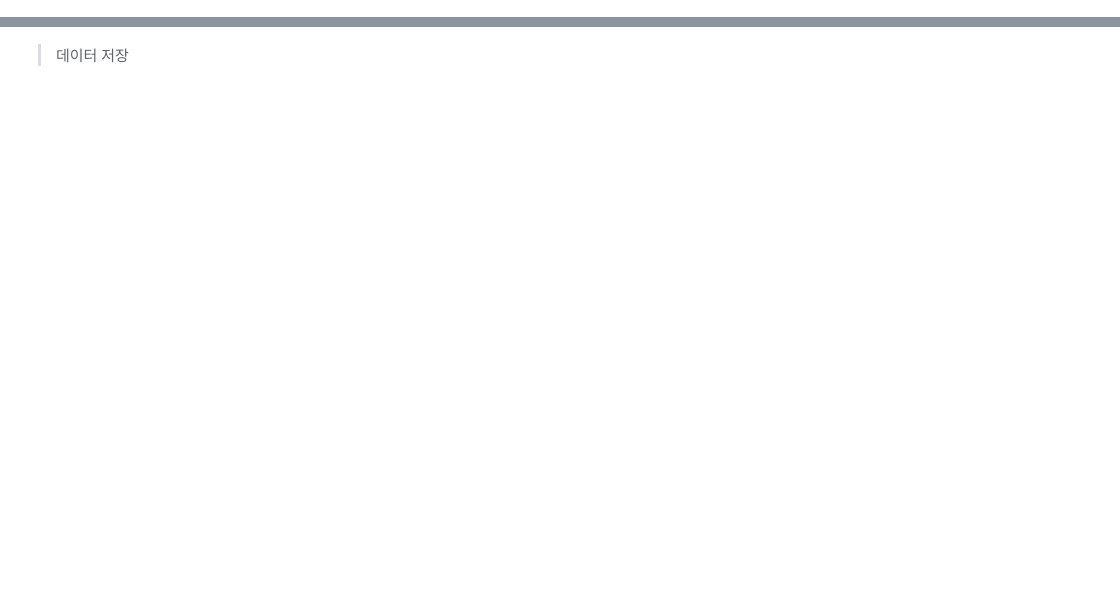
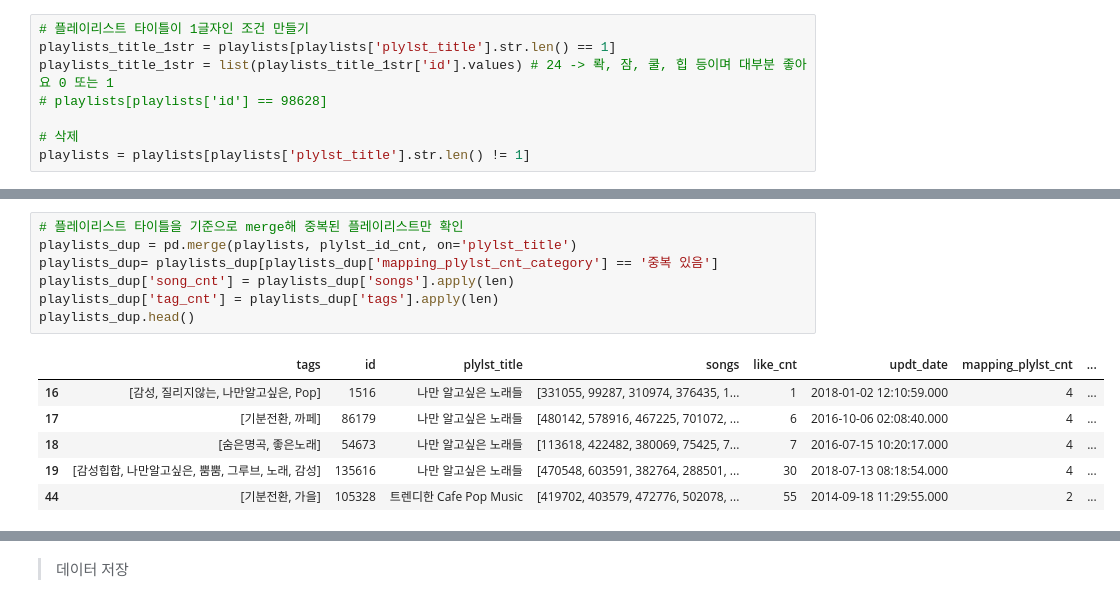
Before and after one commit to pulpo125/AIPlayer_Pling, a Jupyter notebook: 1_analysis/3_전처리.ipynb, the cells around one changed output, grey strips where cells are left out. Drawn from its saved outputs; the diff is of its cells as text; blank space fills up the shorter version.

```diff
--- a/1_analysis/3_전처리.ipynb
+++ b/1_analysis/3_전처리.ipynb
@@ -26,0 +407,8 @@ len(data) - len(df)
+# %%
+# 플레이리스트 타이틀이 1글자인 조건 만들기
+playlists_title_1str = playlists[playlists['plylst_title'].str.len() == 1]
+playlists_title_1str = list(playlists_title_1str['id'].values) # 24 -> 롹, 잠, 쿨, 힙 등이며 대부분 좋아요 0 또는 1
+# playlists[playlists['id'] == 98628]
+
+# 삭제
+playlists = playlists[playlists['plylst_title'].str.len() != 1]
@@ -26,0 +466,14 @@ len(data) - len(df)
+# %%
+# 플레이리스트 타이틀을 기준으로 merge해 중복된 플레이리스트만 확인
+playlists_dup = pd.merge(playlists, plylst_id_cnt, on='plylst_title')
+playlists_dup= playlists_dup[playlists_dup['mapping_plylst_cnt_category'] == '중복 있음']
+playlists_dup['song_cnt'] = playlists_dup['songs'].apply(len)
+playlists_dup['tag_cnt'] = playlists_dup['tags'].apply(len)
+playlists_dup.head()
+# %% [output]
+|  | tags | id | plylst_title | songs | like_cnt | updt_date | mapping_plylst_cnt | ... |
+| 16 | [감성, 질리지않는, 나만알고싶은, Pop] | 1516 | 나만 알고싶은 노래들 | [331055, 99287, 310974, 376435, 1... | 1 | 2018-01-02 12:10:59.000 | 4 | ... |
+| 17 | [기분전환, 까페] | 86179 | 나만 알고싶은 노래들 | [480142, 578916, 467225, 701072, ... | 6 | 2016-10-06 02:08:40.000 | 4 | ... |
+| 18 | [숨은명곡, 좋은노래] | 54673 | 나만 알고싶은 노래들 | [113618, 422482, 380069, 75425, 7... | 7 | 2016-07-15 10:20:17.000 | 4 | ... |
+| 19 | [감성힙합, 나만알고싶은, 뿜뿜, 그루브, 노래, 감성] | 135616 | 나만 알고싶은 노래들 | [470548, 603591, 382764, 288501, ... | 30 | 2018-07-13 08:18:54.000 | 4 | ... |
+| 44 | [기분전환, 가을] | 105328 | 트렌디한 Cafe Pop Music | [419702, 403579, 472776, 502078, ... | 55 | 2014-09-18 11:29:55.000 | 2 | ... |
```
Also changed, not shown: parts of 122 cells of this notebook, 54 other files.
